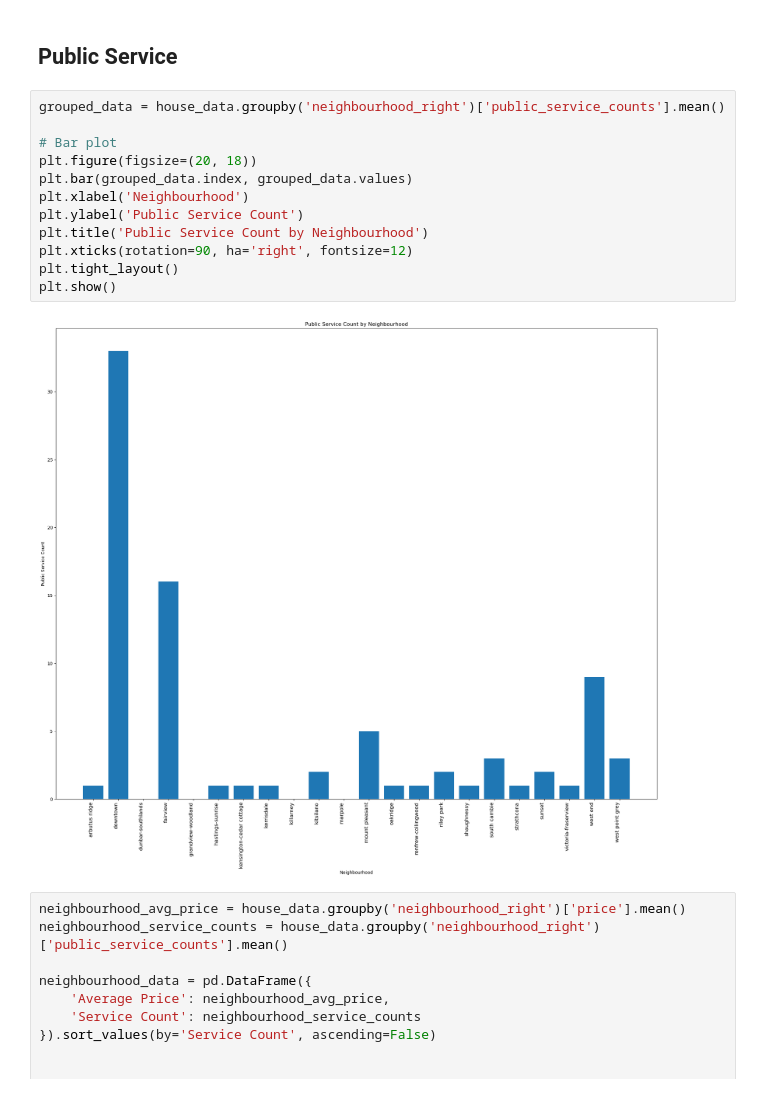
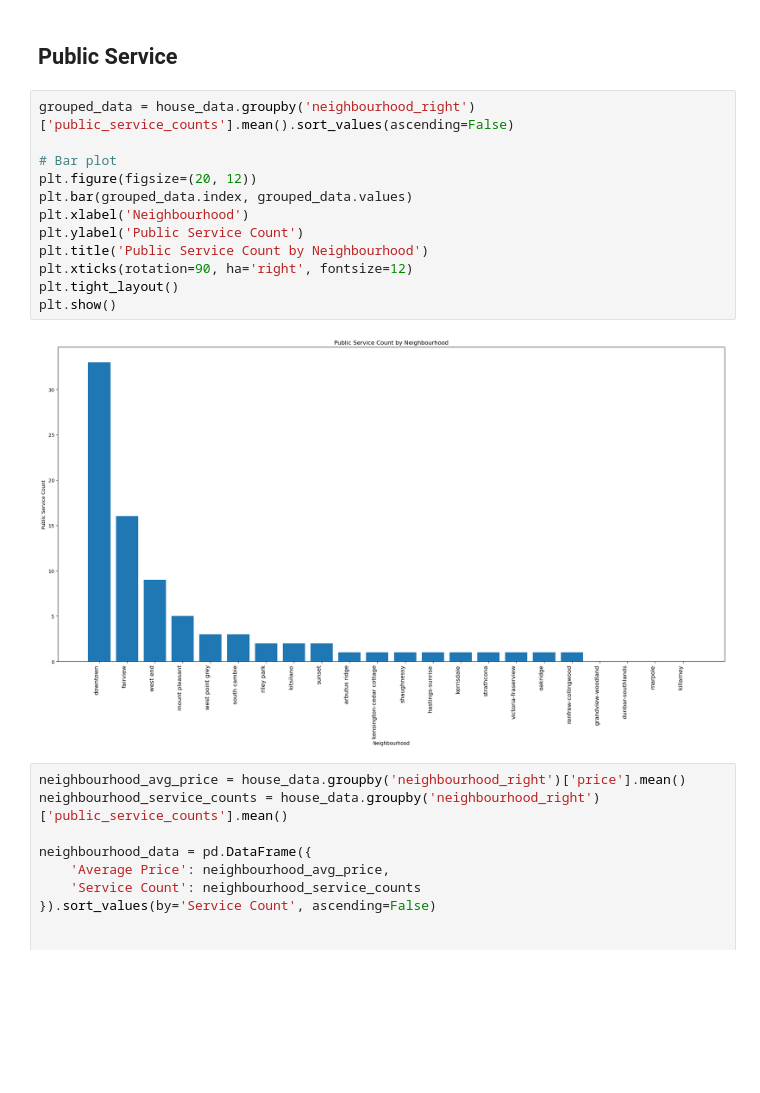
Before and after one commit to Manisha-Gamage/Big-Project---CME538-TechnoSisters, a Jupyter notebook: Codes/EDA/Neatby Feature Vancouver.ipynb, the cells around one changed output. Cells and saved outputs as stored; diff of their text form; blank space fills up the shorter version.

```diff
--- a/Codes/EDA/Neatby Feature Vancouver.ipynb
+++ b/Codes/EDA/Neatby Feature Vancouver.ipynb
@@ -721,19 +722,19 @@ plt.show()
 # %% [markdown]
 ## Public Service
 # %%
-grouped_data = house_data.groupby('neighbourhood_right')['public_service_counts'].mean()
+grouped_data = house_data.groupby('neighbourhood_right')['public_service_counts'].mean().sort_values(ascending=False)
 
 # Bar plot
-plt.figure(figsize=(20, 18))
+plt.figure(figsize=(20, 12))
 plt.bar(grouped_data.index, grouped_data.values)
 plt.xlabel('Neighbourhood')
 plt.ylabel('Public Service Count')
 plt.title('Public Service Count by Neighbourhood')
 plt.xticks(rotation=90, ha='right', fontsize=12)
 plt.tight_layout()
 plt.show()
 # %% [output]
-[figure, old version]
+[figure, new version]
 # %%
 neighbourhood_avg_price = house_data.groupby('neighbourhood_right')['price'].mean()
 neighbourhood_service_counts = house_data.groupby('neighbourhood_right')['public_service_counts'].mean()
```
Also changed, not shown: parts of 10 cells of this notebook, 1 other file.
